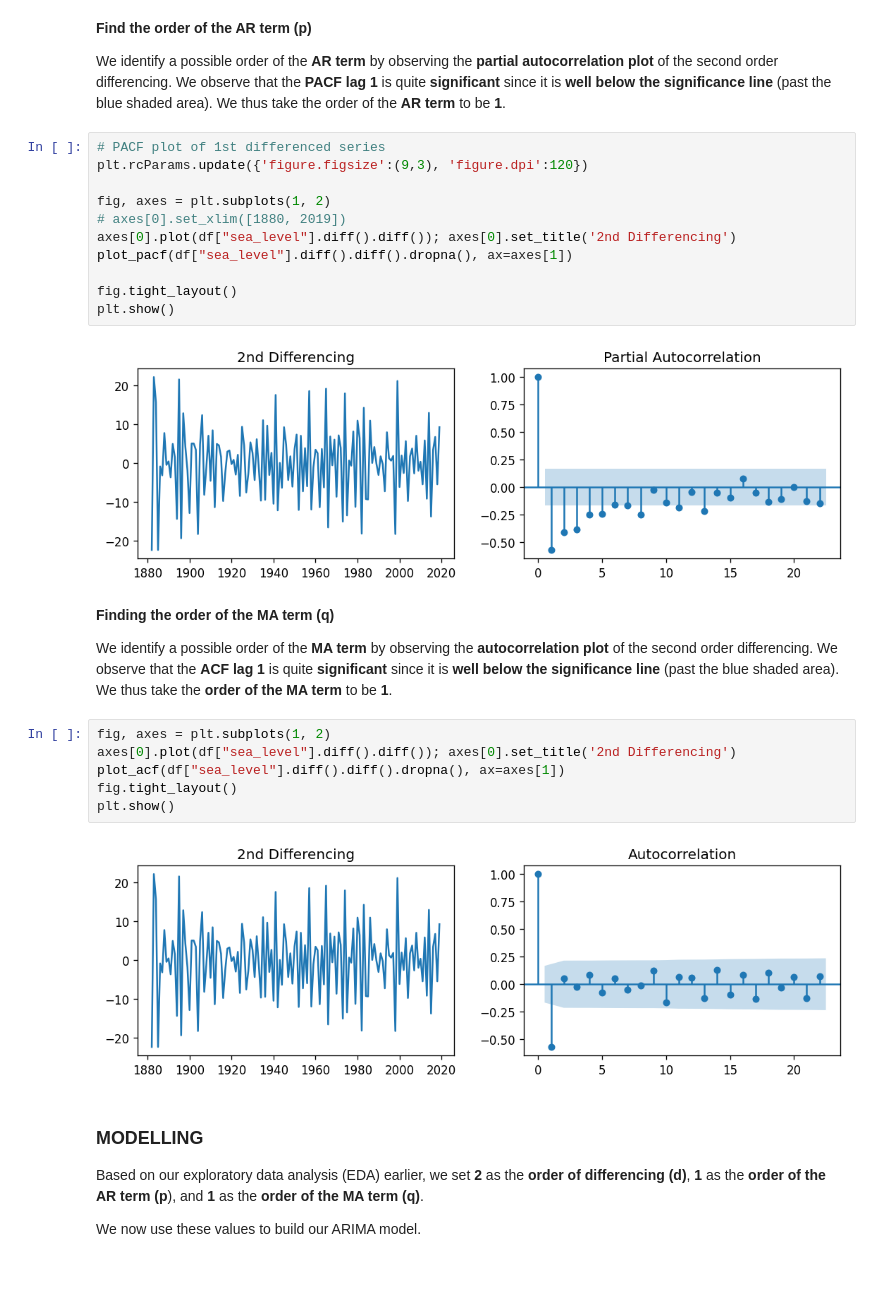
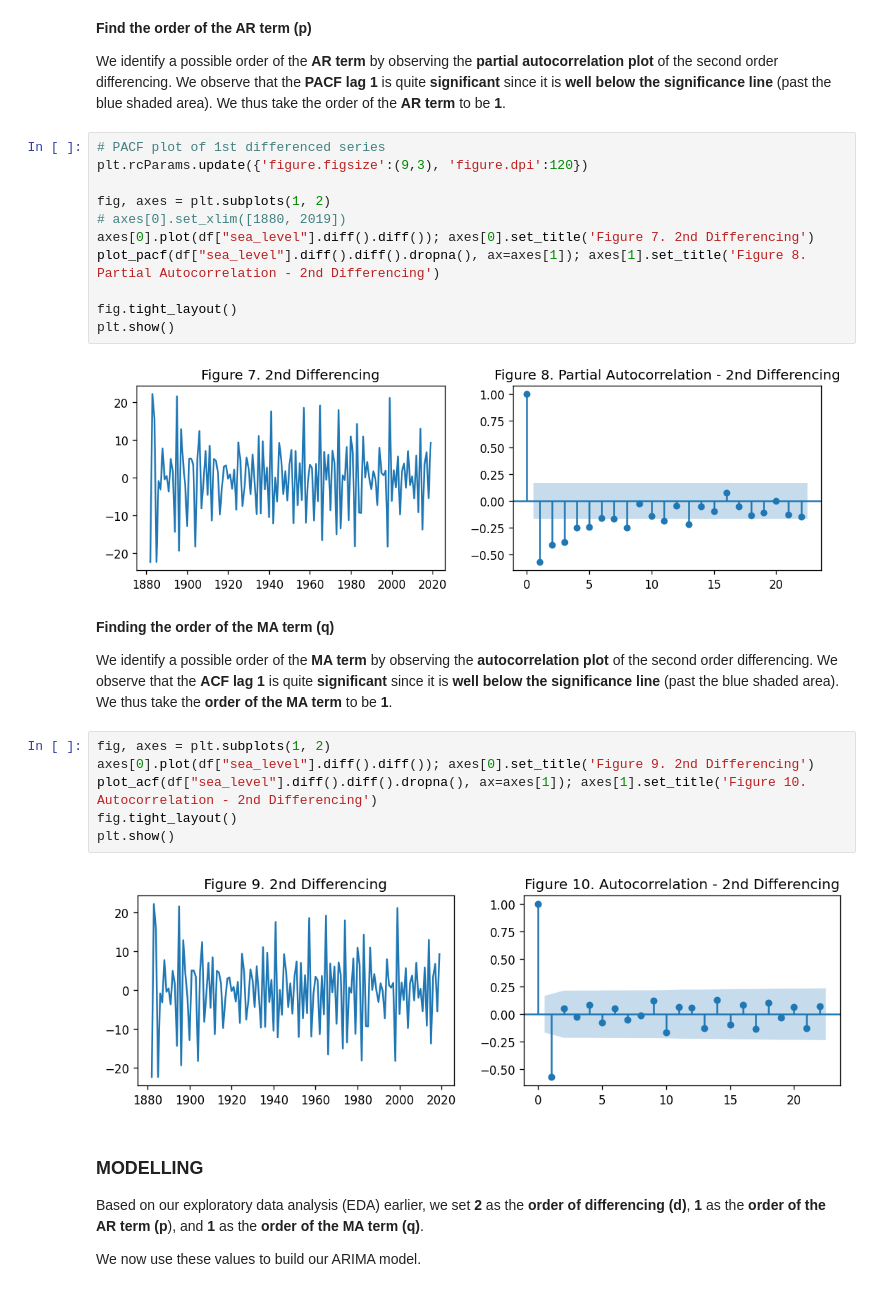
Before and after one commit to nccruel/132project, a Jupyter notebook: GMSL_Forecasting_Using_ARIMA.ipynb, the cells around one changed output. Saved outputs shown, nothing was run; the diff lists cells and outputs as text.

Commit message:
Add figure labels

```diff
--- a/GMSL_Forecasting_Using_ARIMA.ipynb
+++ b/GMSL_Forecasting_Using_ARIMA.ipynb
@@ -125,28 +125,28 @@ We identify a possible order of the **AR term** by observing the **partial autoc
 # %%
 # PACF plot of 1st differenced series
 plt.rcParams.update({'figure.figsize':(9,3), 'figure.dpi':120})
 
 fig, axes = plt.subplots(1, 2)
 # axes[0].set_xlim([1880, 2019])
-axes[0].plot(df["sea_level"].diff().diff()); axes[0].set_title('2nd Differencing')
-plot_pacf(df["sea_level"].diff().diff().dropna(), ax=axes[1])
+axes[0].plot(df["sea_level"].diff().diff()); axes[0].set_title('Figure 7. 2nd Differencing')
+plot_pacf(df["sea_level"].diff().diff().dropna(), ax=axes[1]); axes[1].set_title('Figure 8. Partial Autocorrelation - 2nd Differencing')
 
 fig.tight_layout()
 plt.show()
 # %% [output]
-[figure, old version]
+[figure, new version]
 # %% [markdown]
 **Finding the order of the MA term (q)**
 
 We identify a possible order of the **MA term** by observing the **autocorrelation plot** of the second order differencing. We observe that the **ACF lag 1** is quite **significant** since it is **well below the significance line** (past the blue shaded area). We thus take the **order of the MA term** to be **1**.
 # %%
 fig, axes = plt.subplots(1, 2)
-axes[0].plot(df["sea_level"].diff().diff()); axes[0].set_title('2nd Differencing')
-plot_acf(df["sea_level"].diff().diff().dropna(), ax=axes[1])
+axes[0].plot(df["sea_level"].diff().diff()); axes[0].set_title('Figure 9. 2nd Differencing')
+plot_acf(df["sea_level"].diff().diff().dropna(), ax=axes[1]); axes[1].set_title('Figure 10. Autocorrelation - 2nd Differencing')
 fig.tight_layout()
 plt.show()
 # %% [output]
-[figure, old version]
+[figure, new version]
 # %% [markdown]
 ### MODELLING
 
```
Also changed, not shown: parts of 10 cells of this notebook.
